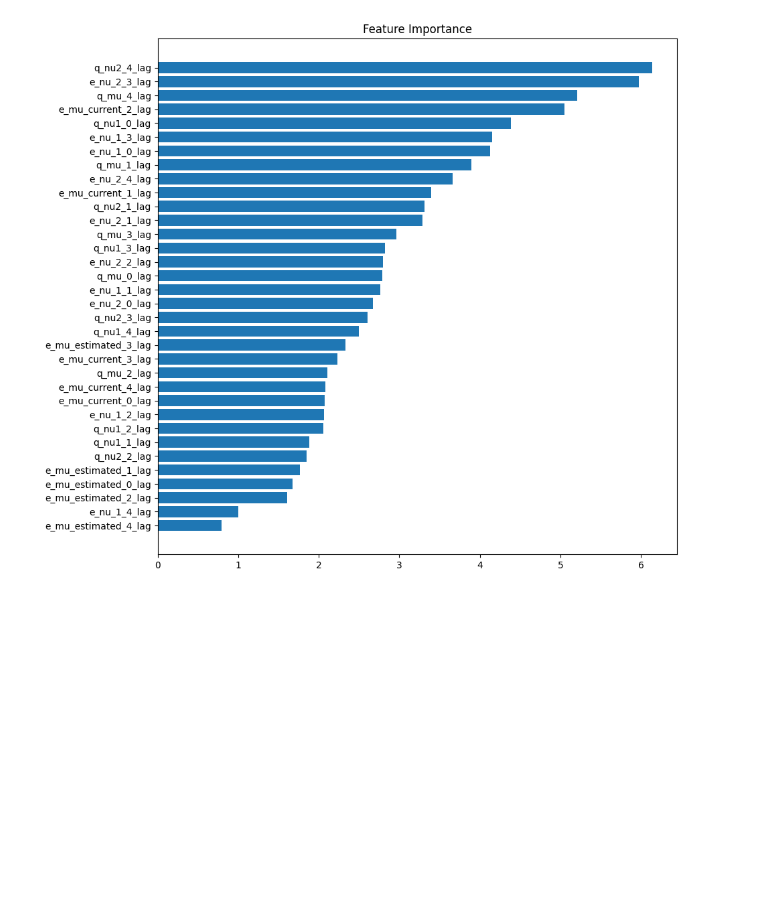
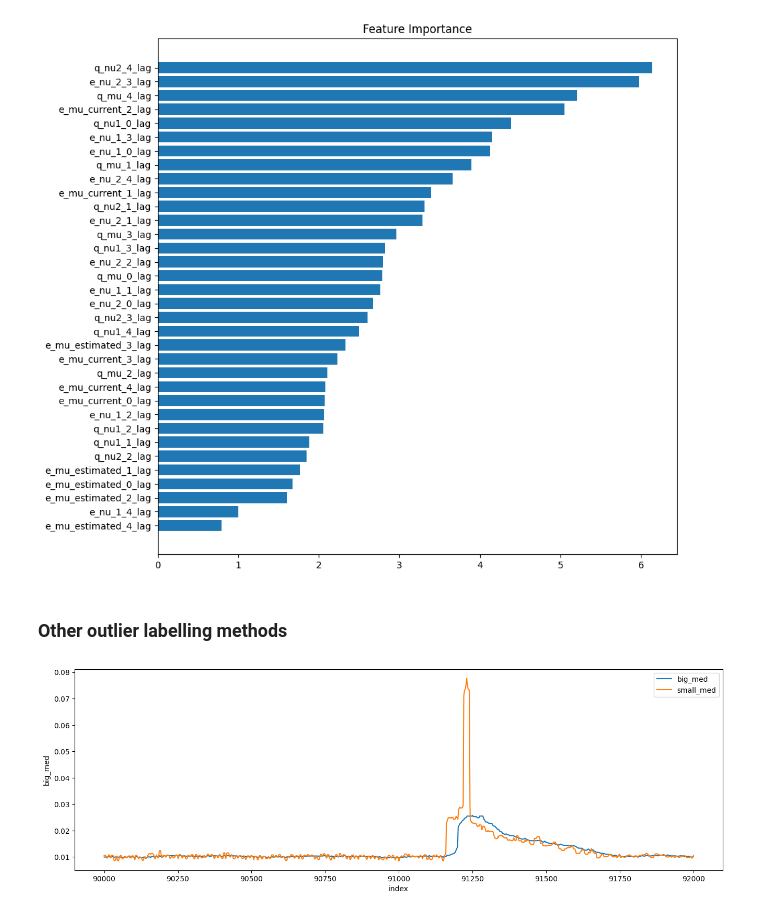
Before and after one commit to rmnigm/qber-forecasting, a Jupyter notebook: notebooks/catboost_outlier_detection.ipynb, the cells around one changed output. Drawn from its saved outputs; the diff is of its cells as text; code cells hidden in the pictures; blank space fills up the shorter version.

Commit message:
outlier labeling ideas

```diff
--- a/notebooks/catboost_outlier_detection.ipynb
+++ b/notebooks/catboost_outlier_detection.ipynb
@@ -169,3 +173,48 @@ plt.title('Feature Importance')
 plt.show()
 # %% [output]
 [figure]
+# %% [markdown]
+### Other outlier labelling methods
+# %%
+from collections import deque
+import statistics
+
+
+def fit(ts):
+    data = []
+    big_window = deque(ts[:100])
+    small_window = deque(ts[80:100])
+    for i in tqdm(range(len(ts[100:]))):
+        item = ts[i]
+        big_med = statistics.median(big_window)
+        small_med = statistics.median(small_window)
+        big_std = statistics.stdev(big_window)
+        small_std = statistics.stdev(small_window)
+        big_diff = np.abs(item - big_med)
+        small_diff = np.abs(item - small_med)
+        data.append((big_med, big_std, big_diff, small_med, small_std, small_diff))
+        big_window.append(item)
+        small_window.append(item)
+        big_window.popleft()
+        small_window.popleft()
+    return data
+# %%
+data = fit(ts=dataframe['e_mu_current'].values)
+# %%
+big_med, big_std, big_diff, small_med, small_std, small_diff = zip(*data)
+# %%
+df = pd.DataFrame({
+    'big_med': big_med,
+    'big_std': big_std,
+    'big_diff': big_diff,
+    'small_med': small_med,
+    'small_std': small_std,
+    'small_diff': small_diff,
+}).reset_index()
+# %%
+fig, ax = plt.subplots(figsize=(16, 5))
+sns.lineplot(data=df[90000:92000], x='index', y='big_med', ax=ax, label='big_med')
+sns.lineplot(data=df[90000:92000], x='index', y='small_med', ax=ax, label='small_med')
+plt.show()
+# %% [output]
+[figure, added]
```
Also changed, not shown: parts of 9 cells of this notebook.
